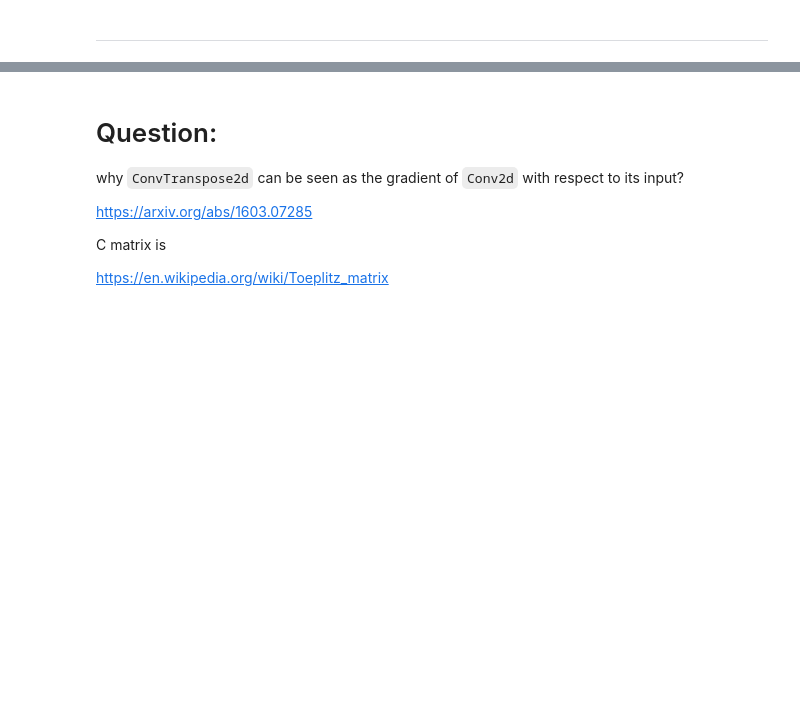
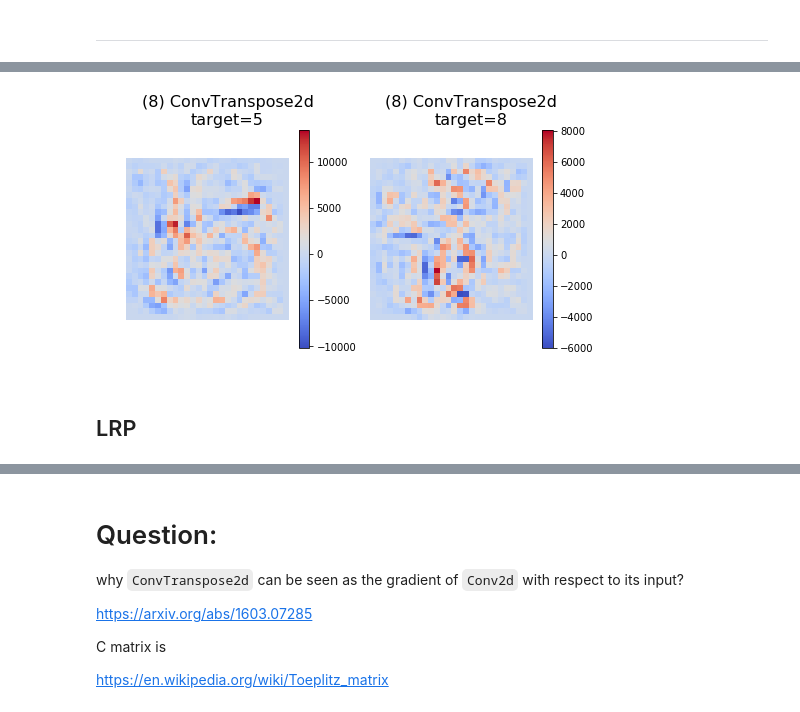
Before and after one commit to simonjisu/XAI, a Jupyter notebook: XAI.ipynb, the cells around one changed output, grey strips where cells are left out. Cells and saved outputs as stored; diff of their text form; code cells hidden in the pictures; blank space fills up the shorter version.

```diff
--- a/XAI.ipynb
+++ b/XAI.ipynb
@@ -738,0 +252,7 @@ plt.show()
+# %%
+layer_name = "(8) ConvTranspose2d"  # == deconv_output
+draw_deconv(vis_layers[layer_name], layer_name, labels=[5, 8])
+# %% [output]
+[figure, added]
+# %% [markdown]
+## LRP
```
Also changed, not shown: parts of 48 cells of this notebook, 17 other files.
